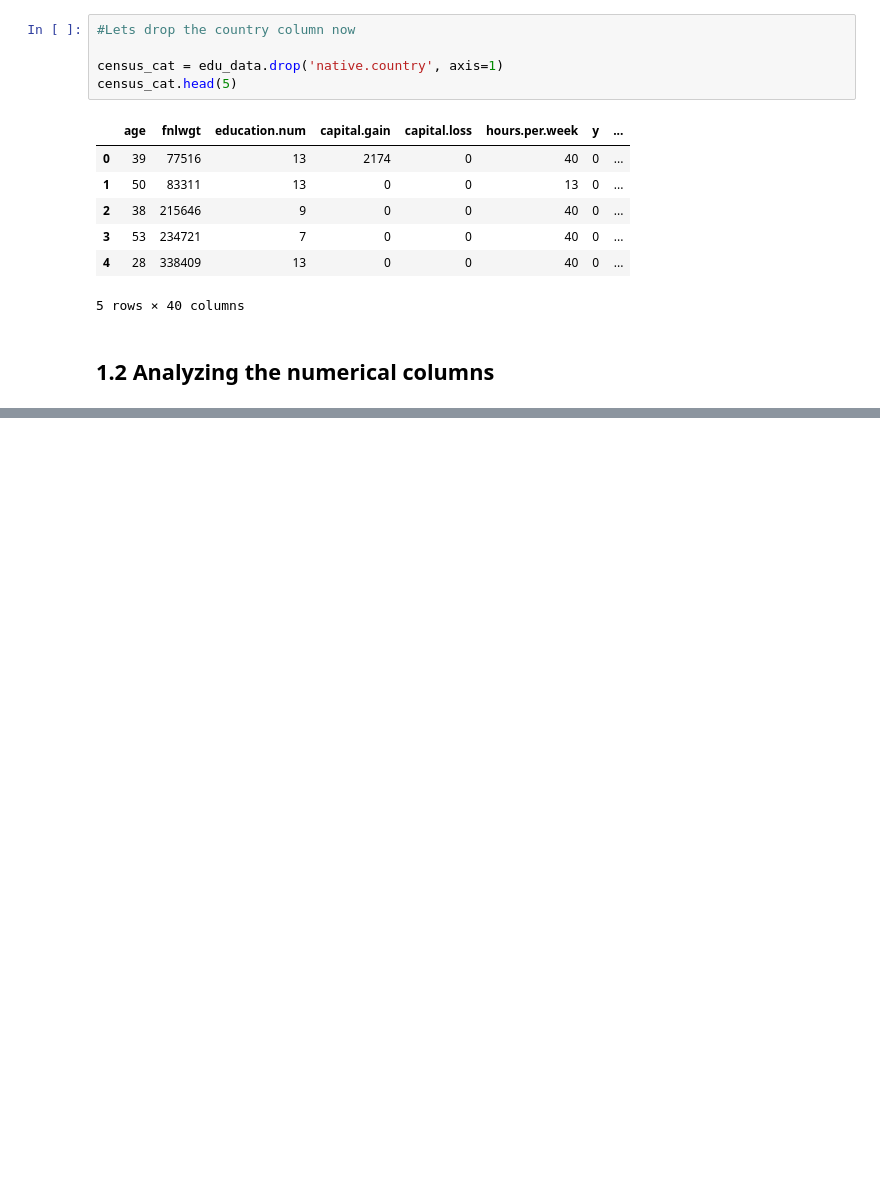
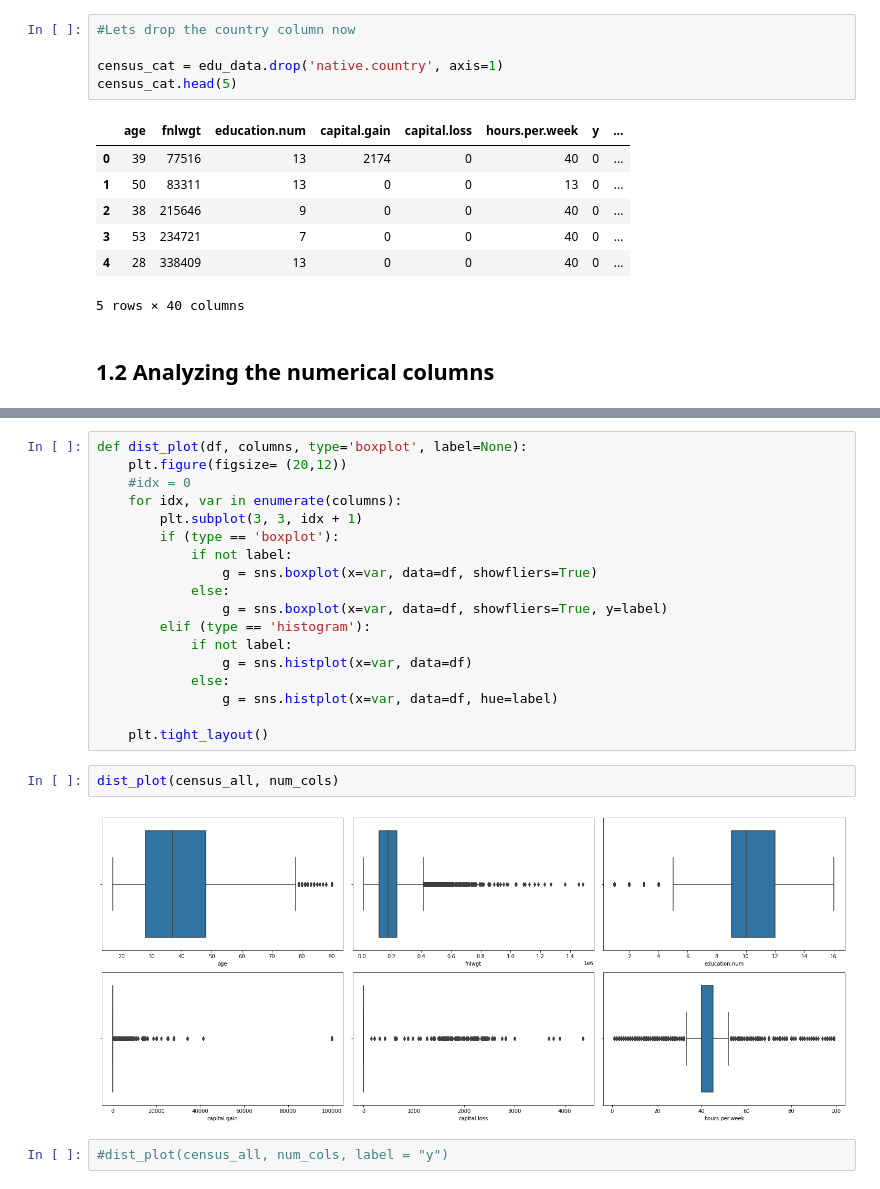
Before and after one commit to debhere/Practice, a Jupyter notebook: Income Prediction/Income Prediction - Census Data.ipynb, the cells around one changed output, grey strips where cells are left out. Cells and saved outputs as stored; diff of their text form; blank space fills up the shorter version.

```diff
--- a/Income Prediction/Income Prediction - Census Data.ipynb
+++ b/Income Prediction/Income Prediction - Census Data.ipynb
@@ -453,0 +448,24 @@ sns.boxplot(x=census_all['fnlwgt'], data=census_all);
+# %%
+def dist_plot(df, columns, type='boxplot', label=None):
+    plt.figure(figsize= (20,12))
+    #idx = 0
+    for idx, var in enumerate(columns):
+        plt.subplot(3, 3, idx + 1)
+        if (type == 'boxplot'):
+            if not label:
+                g = sns.boxplot(x=var, data=df, showfliers=True)
+            else:
+                g = sns.boxplot(x=var, data=df, showfliers=True, y=label)
+        elif (type == 'histogram'):
+            if not label:
+                g = sns.histplot(x=var, data=df)
+            else:
+                g = sns.histplot(x=var, data=df, hue=label)
+
+    plt.tight_layout()
+# %%
+dist_plot(census_all, num_cols)
+# %% [output]
+[figure, added]
+# %%
+#dist_plot(census_all, num_cols, label = "y")
```
Also changed, not shown: parts of 9 cells of this notebook.
